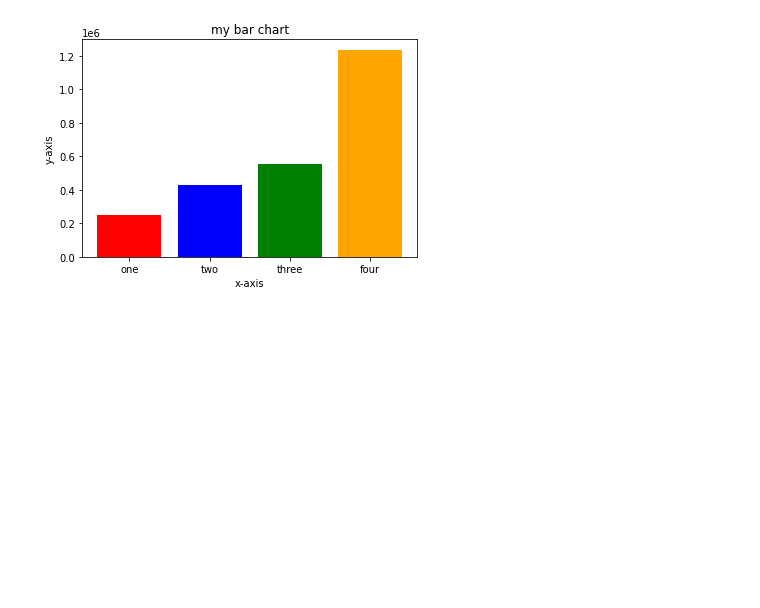
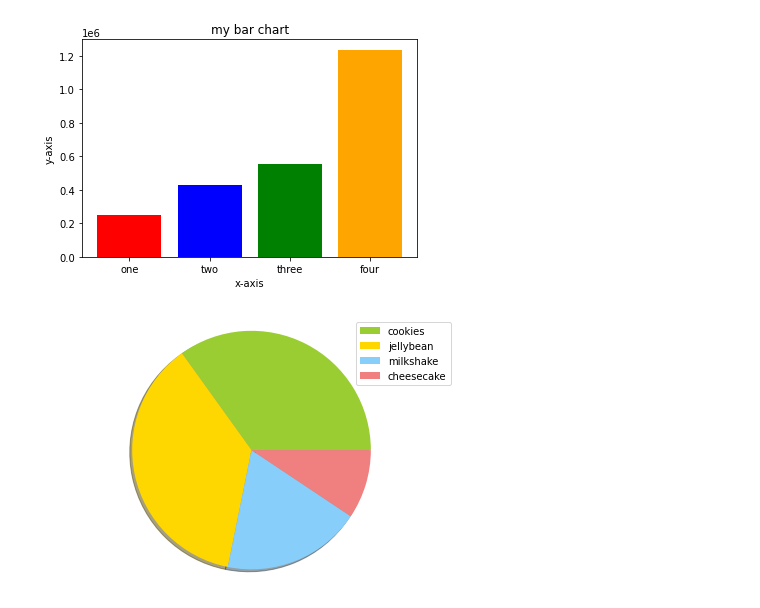
Before and after one commit to geetakotur/hey, a Jupyter notebook: Untitled0.ipynb, the cells around one changed output. Drawn from its saved outputs; the diff is of its cells as text; code cells hidden in the pictures; blank space fills up the shorter version.

```diff
--- a/Untitled0.ipynb
+++ b/Untitled0.ipynb
@@ -200,3 +200,15 @@ plt.title('my bar chart')
 plt.show()
 # %% [output]
 [figure]
+# %%
+import matplotlib.pyplot as plt
+labels=['cookies','jellybean','milkshake','cheesecake']
+sizes=[38.4,40.6,20.7,10.3]
+colors=['yellowgreen','gold','lightskyblue','lightcoral']
+patches,texts=plt.pie(sizes,colors=colors,shadow=True,startangle=360)
+plt.legend(patches,labels,loc="best")
+plt.axis('equal')
+plt.tight_layout()
+plt.show()
+# %% [output]
+[figure, added]
```
Also changed, not shown: parts of 7 cells of this notebook.
